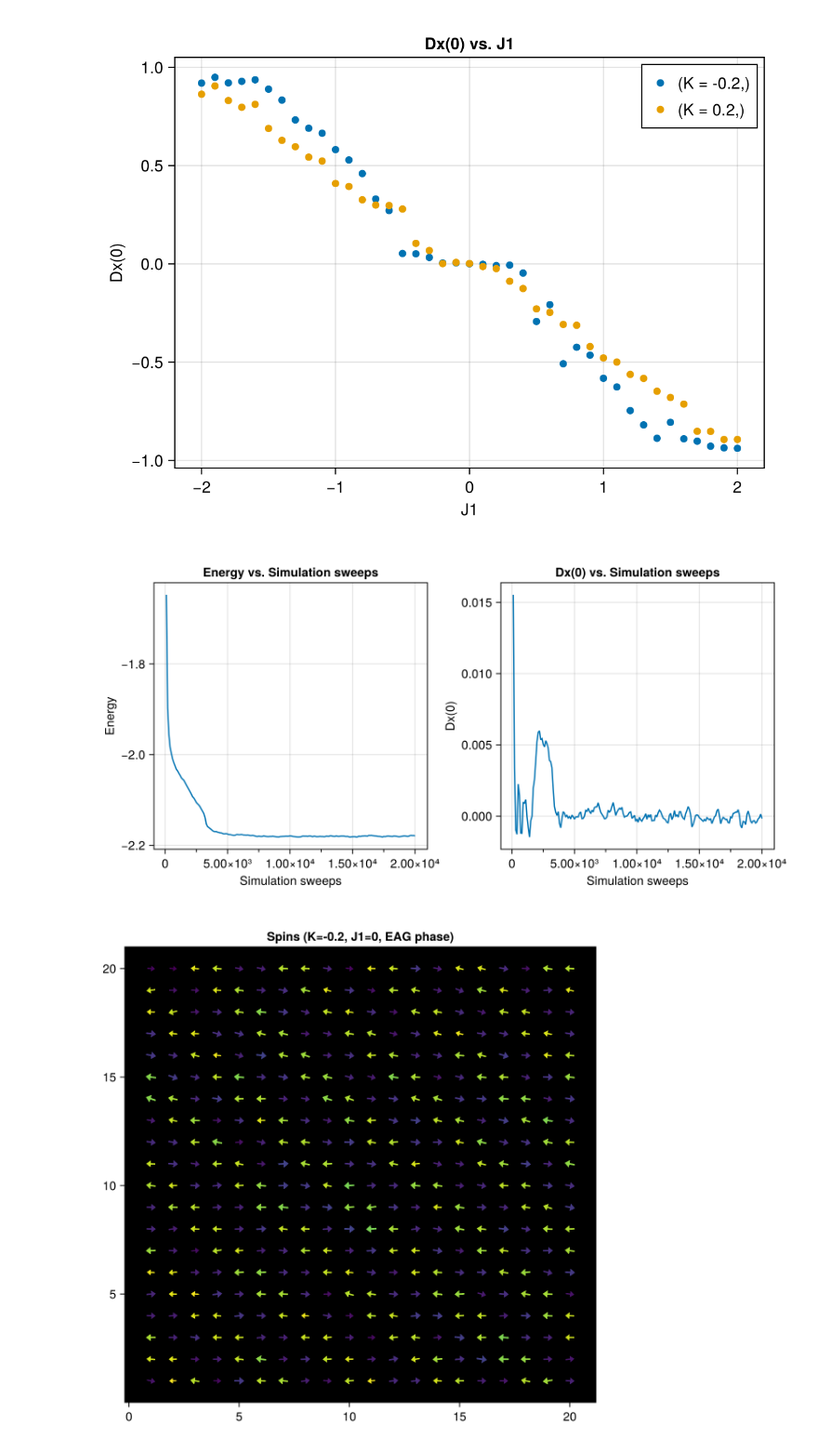
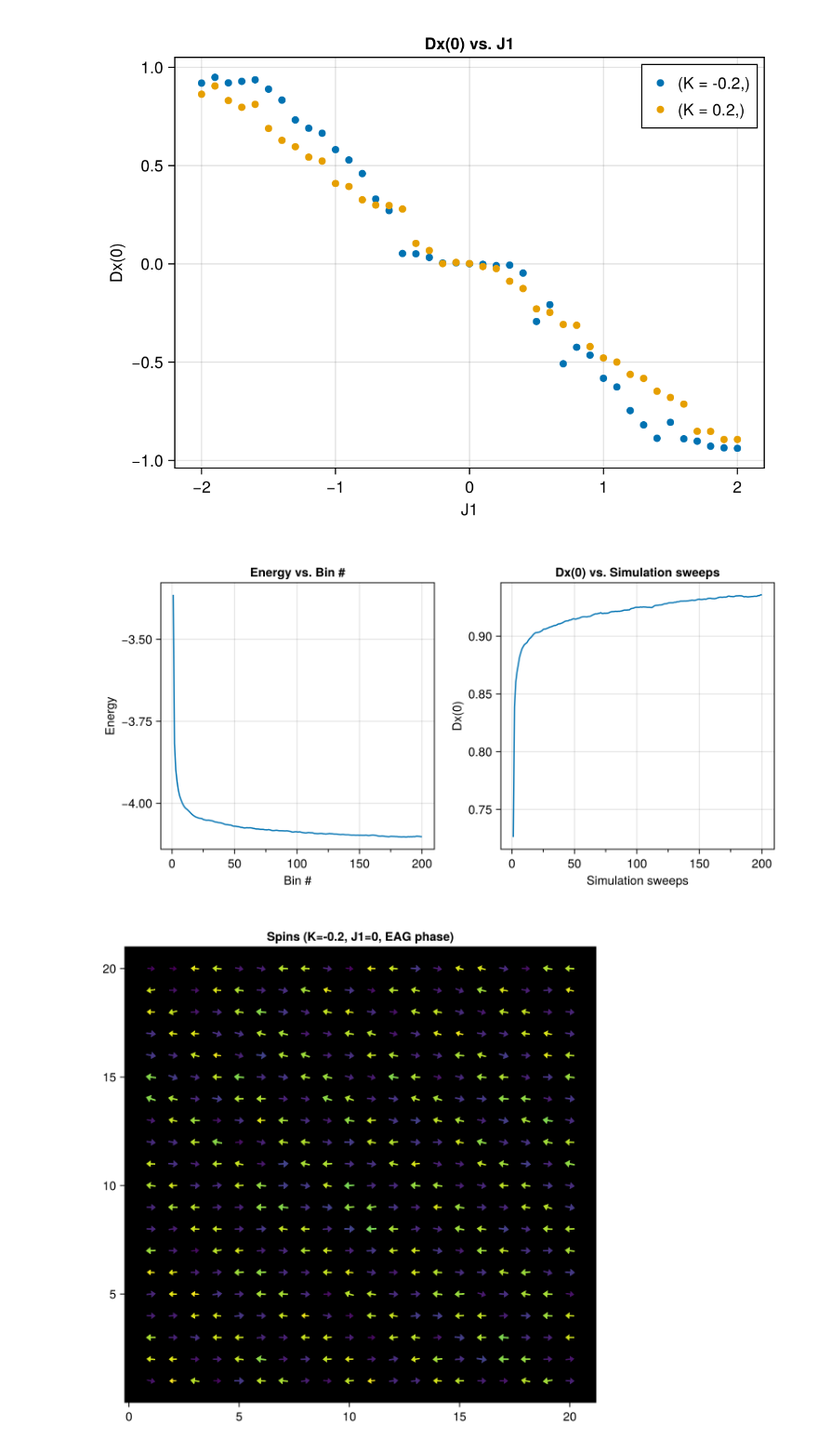
Before and after one commit to PatXue/Biquadratic.jl, a Jupyter notebook: analysis/small-sys.ipynb, the cells around one changed output. Shown at 93% size. Saved outputs shown, nothing was run; the diff lists cells and outputs as text; code cells hidden in the pictures.

Commit message:
Programmatically generate MC time plots

```diff
--- a/analysis/small-sys.ipynb
+++ b/analysis/small-sys.ipynb
@@ -120,45 +120,49 @@ generatePlot(
 # %% [output]
 [figure]
 # %%
-fig = Figure(size=(800, 400))
+function generate_mctime_plot(task_no::Int)
+    fig = Figure(size=(800, 400))
 
-ax_energy = fig[1,1] = Axis(
-    fig,
-    title="Energy vs. Simulation sweeps",
-    xlabel="Simulation sweeps",
-    ylabel="Energy",
-    xminorticksvisible=true
-)
-ax_Dx0 = fig[1,2] = Axis(
-    fig,
-    title="Dx(0) vs. Simulation sweeps",
-    xlabel="Simulation sweeps",
-    ylabel="Dx(0)",
-    xminorticksvisible=true
-)
+    ax_energy = fig[1,1] = Axis(
+        fig,
+        title="Energy vs. Bin #",
+        xlabel="Bin #",
+        ylabel="Energy",
+        xminorticksvisible=true
+    )
+    ax_Dx0 = fig[1,2] = Axis(
+        fig,
+        title="Dx(0) vs. Simulation sweeps",
+        xlabel="Simulation sweeps",
+        ylabel="Dx(0)",
+        xminorticksvisible=true
+    )
 
-task_no = "21"
-h5open("../jobs/" * jobname * ".data/task00" * task_no * "/run0001.meas.h5") do file
-    observables = file["observables"]
-    energy_bin_len = read(observables, "Energy/bin_length")
-    energy_samples = read(observables, "Energy/samples")
-    lines!(
-        ax_energy,
-        energy_bin_len .* collect(1:length(energy_samples)),
-        energy_samples,
-    )
-    Dx0_samples = read(observables, "Dx0/samples")
-    Dx0_bin_len = read(observables, "Dx0/bin_length")
-    lines!(
-        ax_Dx0,
-        Dx0_bin_len .* collect(1:length(Dx0_samples)),
-        Dx0_samples,
-    )
+    task_str = lpad(task_no, 4, "0")
+    h5open("../jobs/$jobname.data/task$task_str/run0001.meas.h5") do file
+        observables = file["observables"]
+        energy_samples = read(observables, "Energy/samples")
+        n = length(energy_samples)
+        init = 1
+        lines!(
+            ax_energy,
+            collect(init:n),
+            energy_samples[init:n],
+        )
+        Dx0_samples = read(observables, "Dx0/samples")
+        lines!(
+            ax_Dx0,
+            collect(init:n),
+            Dx0_samples[init:n],
+        )
+    end
+
+    return fig
 end
 
-fig
+generate_mctime_plot(1)
 # %% [output]
-[figure, old version]
+[figure, new version]
 # %%
 task_no = "21"
 file = h5open("../jobs/" * jobname * ".data/task00" * task_no * "/run0001.dump.h5")
```
